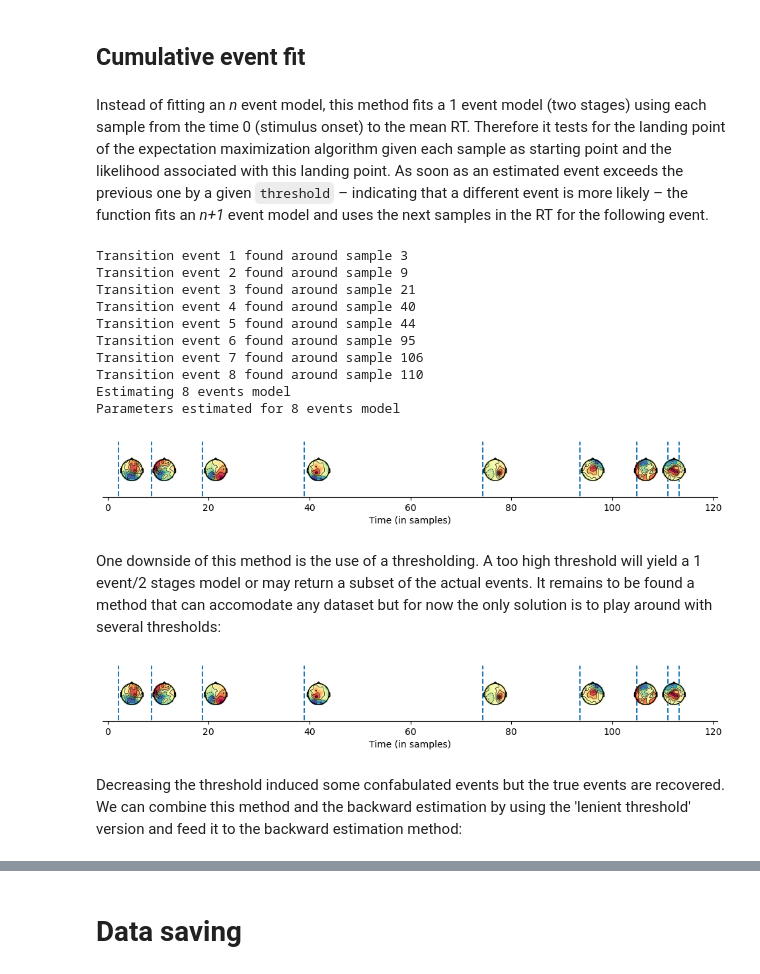
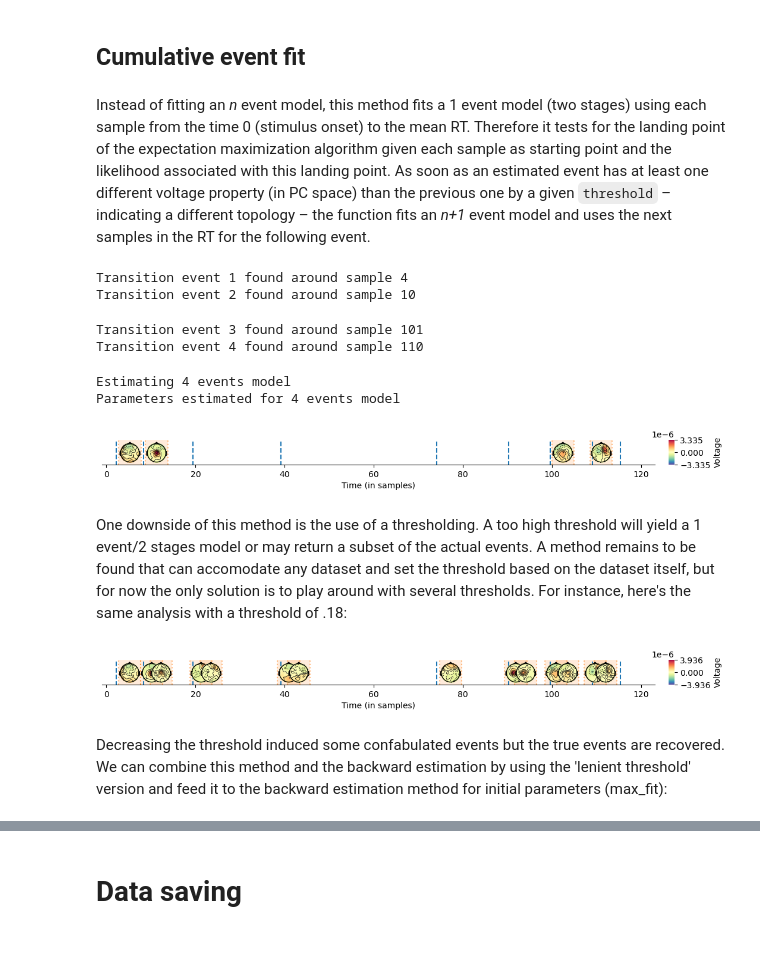
Before and after one commit to GWeindel/hmp, a Jupyter notebook: tutorials/2-Estimating_a_model.ipynb, the cells around one changed output, grey strips where cells are left out. Cells and saved outputs as stored; diff of their text form; code cells hidden in the pictures; blank space fills up the shorter version.

````diff
--- a/tutorials/2-Estimating_a_model.ipynb
+++ b/tutorials/2-Estimating_a_model.ipynb
@@ -14,7 +14,7 @@ from hsmm_mvpy import simulations
 import matplotlib.pyplot as plt
 import seaborn as sns
 
-cpus = 10 # For multiprocessing, usually a good idea to use multiple CPus as long as you have enough RAM
+cpus = 3 # For multiprocessing, usually a good idea to use multiple CPus as long as you have enough RAM
 
 ## Parameters for the simulations
 frequency, amplitude = 10., .3e-6 #Frequency of the transition event and its amplitude in Volt
@@ -30,7 +30,7 @@ n_trials = 50 #Number of trials to simulate
 # Randomly specify the transition events
 n_events = 8
 name_sources = np.random.choice(all_source_names,n_events+1, replace=False)#randomly pick source without replacement
-times = np.array([20, 40, 80, 160, 320, 160, 80, 40, 20])/shape
+times = np.array([20, 40, 80, 160, 320, 140, 70, 60, 60])/shape
 #The means of the gamma distribution are here fixed, uncoment following line to have random stage duration
 #times = np.random.uniform(25,300,n_events+1)/shape#randomly pick average times in millisecond between the events
 
@@ -192,25 +198,21 @@ The downside is that we are still unsure about whether we included all possible
 # %% [markdown]
 ## Cumulative event fit
 # %% [markdown]
-Instead of fitting an _n_ event model, this method fits a 1 event model (two stages) using each sample from the time 0 (stimulus onset) to the mean RT. Therefore it tests for the landing point of the expectation maximization algorithm given each sample as starting point and the likelihood associated with this landing point. As soon as an estimated event exceeds the previous one by a given ```threshold``` – indicating that a different event is more likely – the function fits an _n+1_ event model and uses the next samples in the RT for the following event.
+Instead of fitting an _n_ event model, this method fits a 1 event model (two stages) using each sample from the time 0 (stimulus onset) to the mean RT. Therefore it tests for the landing point of the expectation maximization algorithm given each sample as starting point and the likelihood associated with this landing point. As soon as an estimated event has at least one different voltage property (in PC space) than the previous one by a given ```threshold``` – indicating a different topology – the function fits an _n+1_ event model and uses the next samples in the RT for the following event.
 # %%
 estimates = init.fit(threshold=1, verbose=True)
 # %% [output]
-Transition event 1 found around sample 3
-Transition event 2 found around sample 9
-Transition event 3 found around sample 21
-Transition event 4 found around sample 40
-Transition event 5 found around sample 44
-Transition event 6 found around sample 95
-Transition event 7 found around sample 106
-Transition event 8 found around sample 110
-Estimating 8 events model
-Parameters estimated for 8 events model
+Transition event 1 found around sample 4
+Transition event 2 found around sample 10
+Transition event 3 found around sample 101
+Transition event 4 found around sample 110
+Estimating 4 events model
+Parameters estimated for 4 events model
 # %%
 hmp.visu.plot_topo_timecourse(eeg_dat, estimates, positions, init,
-                                times_to_display = np.mean(np.cumsum(random_source_times,axis=1),axis=0))
+                                times_to_display = np.mean(np.cumsum(random_source_times,axis=1),axis=0), magnify=1)
 # %% [output]
-[figure, old version]
+[figure, new version]
 # %% [markdown]
-One downside of this method is the use of a thresholding. A too high threshold will yield a 1 event/2 stages model or may return a subset of the actual events. It remains to be found a method that can accomodate any dataset but for now the only solution is to play around with several thresholds:
+One downside of this method is the use of a thresholding. A too high threshold will yield a 1 event/2 stages model or may return a subset of the actual events. A method remains to be found that can accomodate any dataset and set the threshold based on the dataset itself, but for now the only solution is to play around with several thresholds. For instance, here's the same analysis with a threshold of .18:
 # %%
@@ -218,10 +220,10 @@ estimates = init.fit(threshold=.1, verbose=False)
 # %%
 hmp.visu.plot_topo_timecourse(eeg_dat, estimates, positions, init,
-                                times_to_display = np.mean(np.cumsum(random_source_times,axis=1),axis=0))
+                                times_to_display = np.mean(np.cumsum(random_source_times,axis=1),axis=0), magnify=1)
 # %% [output]
-[figure, old version]
+[figure, new version]
 # %% [markdown]
-Decreasing the threshold induced some confabulated events but the true events are recovered. We can combine this method and the backward estimation by using the 'lenient threshold' version and feed it to the backward estimation method:
+Decreasing the threshold induced some confabulated events but the true events are recovered. We can combine this method and the backward estimation by using the 'lenient threshold' version and feed it to the backward estimation method for initial parameters (max_fit):
 # %%
 bests = init.backward_estimation(max_fit=estimates, min_events=3)#.We limit at 3 just for readabilty
 # %% [output]
````
Also changed, not shown: parts of 18 cells of this notebook, 3 other files.
